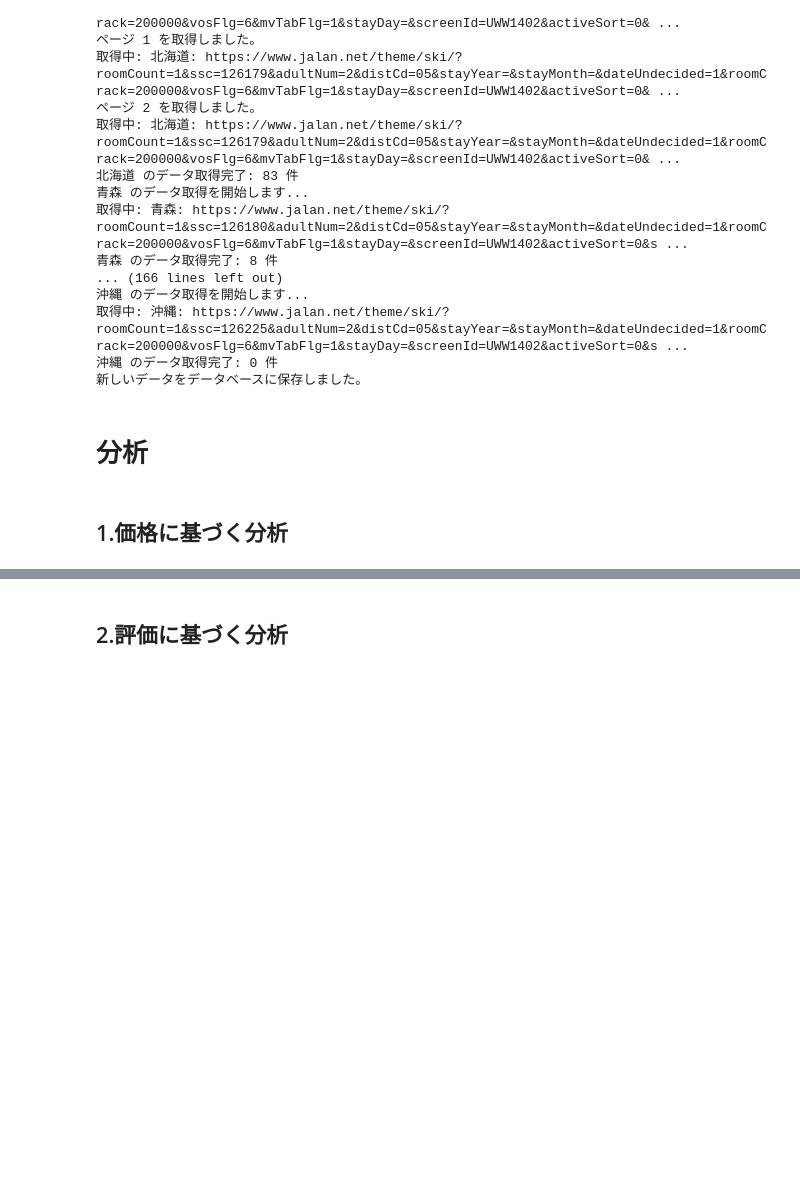
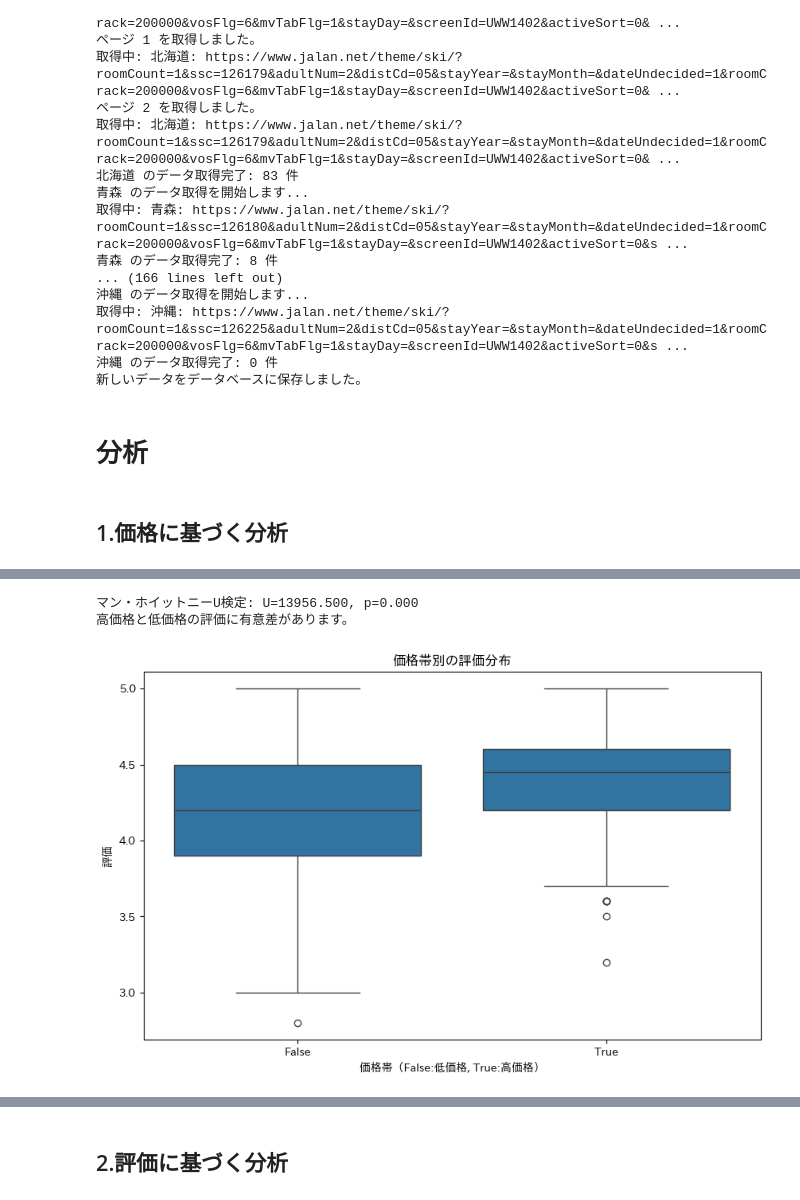
Before and after one commit to mt-hata/dsprog2-calculator, a Jupyter notebook: trip/final.ipynb, the cells around one changed output, grey strips where cells are left out. Drawn from its saved outputs; the diff is of its cells as text; code cells hidden in the pictures; blank space fills up the shorter version.

```diff
--- a/trip/final.ipynb
+++ b/trip/final.ipynb
@@ -193,0 +307,26 @@ print("新しいデータをデータベースに保存しました。")
+# %%
+from scipy.stats import mannwhitneyu
+
+# 価格中央値で分割
+median_price = df['price'].median()
+high_price = df[df['price'] > median_price]['rating']
+low_price = df[df['price'] <= median_price]['rating']
+
+
+# 検定
+stat, p_value = mannwhitneyu(high_price, low_price)
+print(f"マン・ホイットニーU検定: U={stat:.3f}, p={p_value:.3f}")
+if p_value < 0.05:
+    print("高価格と低価格の評価に有意差があります。")
+
+# グラフ
+plt.figure(figsize=(10, 6))
+sns.boxplot(data=df, x=df['price'] > median_price, y='rating')
+plt.title("価格帯別の評価分布")
+plt.xlabel("価格帯（False:低価格, True:高価格）")
+plt.ylabel("評価")
+plt.show()
+# %% [output]
+マン・ホイットニーU検定: U=13956.500, p=0.000
+高価格と低価格の評価に有意差があります。
+[figure, added]
```
Also changed, not shown: parts of 23 cells of this notebook, 1 other file.
